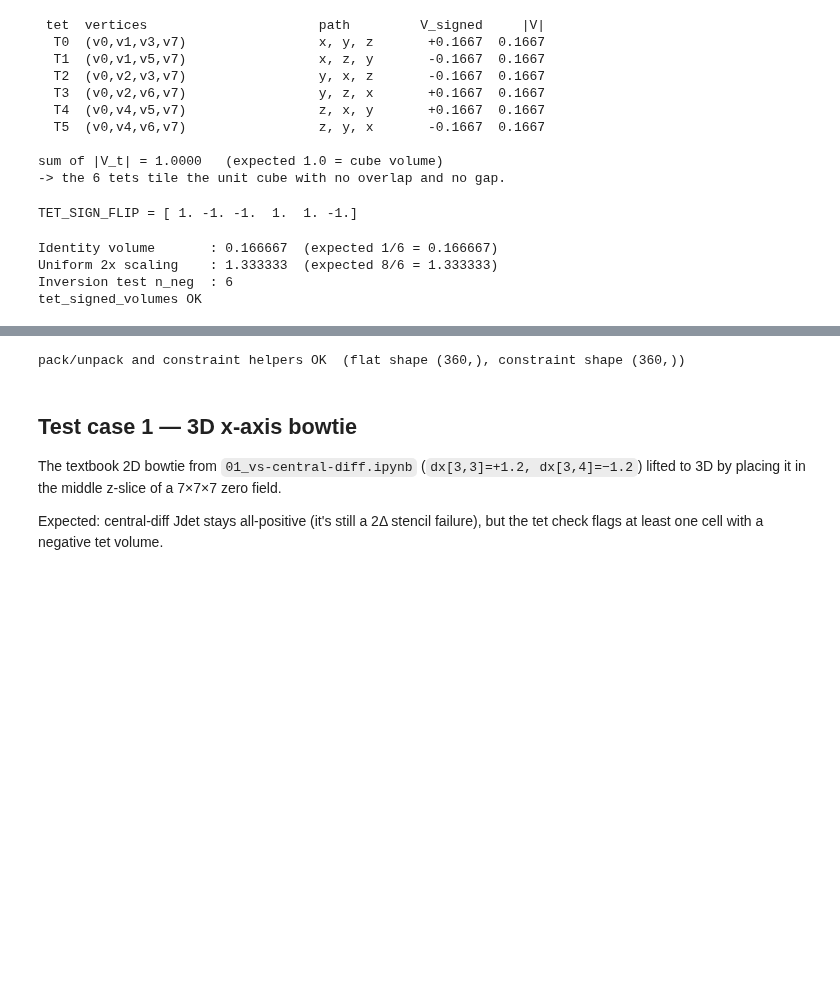
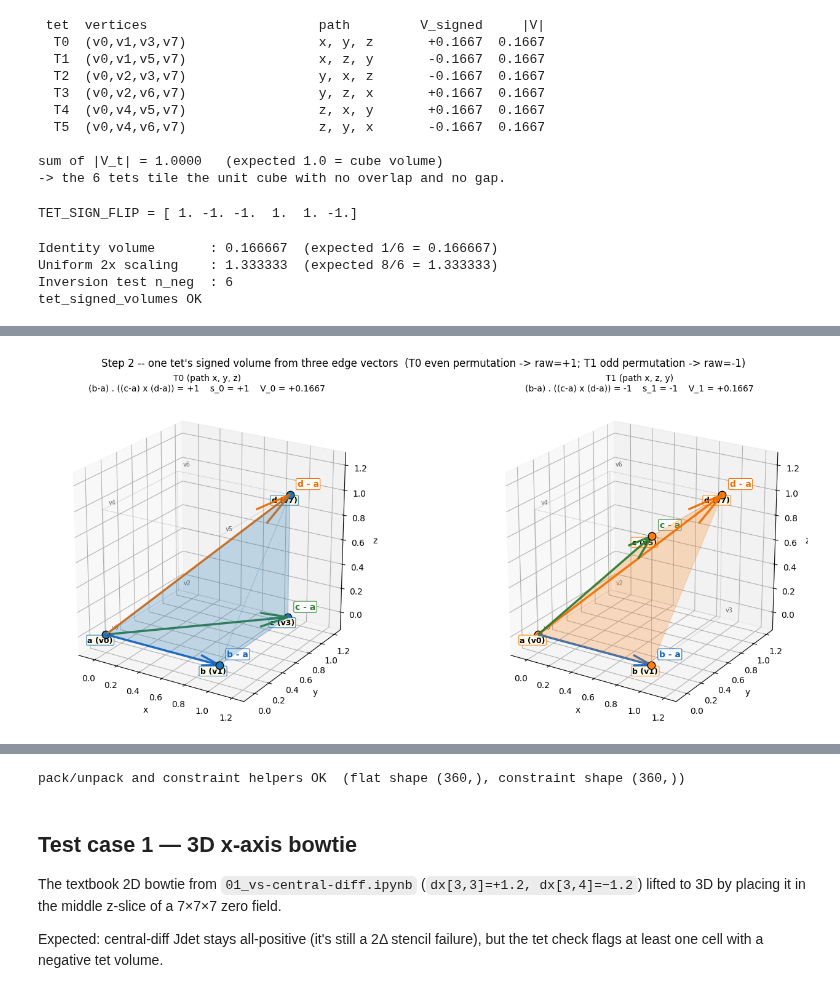
Before and after one commit to andythai/dvfopt, a Jupyter notebook: notebooks/two-triangle-check/12_3d-tetrahedral-check.ipynb, the cells around one changed output, grey strips where cells are left out. Drawn from its saved outputs; the diff is of its cells as text; code cells hidden in the pictures; blank space fills up the shorter version.

```diff
--- a/notebooks/two-triangle-check/12_3d-tetrahedral-check.ipynb
+++ b/notebooks/two-triangle-check/12_3d-tetrahedral-check.ipynb
@@ -356,0 +409,86 @@ tet_signed_volumes OK
+# %%
+def _tet_compute(t):
+    inds = TET_INDICES[t]
+    pts = np.array([_xyz(CUBE_CORNERS[i]) for i in inds])  # (4, 3) in (x,y,z)
+    a, b, c, d = pts
+    ab = b - a; ac = c - a; ad = d - a
+    n = np.cross(ac, ad)
+    raw = float(np.dot(ab, n))
+    s = float(TET_SIGN_FLIP[t])
+    V = s * raw / 6.0
+    return raw, s, V, pts
+
+
+VEC_COLORS = ('#1565c0', '#2e7d32', '#ef6c00')  # for b-a, c-a, d-a respectively
+
+
+def _draw_tet_with_vectors(ax, t):
+    raw, s, V, pts = _tet_compute(t)
+    a, b, c, d = pts
+    color = TET_COLORS[t]
+    inds = TET_INDICES[t]
+
+    # Faint cube outline + vertex labels (small).
+    for i, j in CUBE_EDGES:
+        x0, y0, z0 = _xyz(CUBE_CORNERS[i])
+        x1, y1, z1 = _xyz(CUBE_CORNERS[j])
+        ax.plot([x0, x1], [y0, y1], [z0, z1], color='#888888', lw=0.7, alpha=0.3)
+    for i, cube_c in enumerate(CUBE_CORNERS):
+        xx, yy, zz = _xyz(cube_c)
+        ax.text(xx + 0.03, yy + 0.03, zz + 0.04, "v" + str(i),
+                color='#666666', fontsize=7)
+
+    # Faint tet body.
+    faces = [
+        [pts[0], pts[1], pts[2]],
+        [pts[0], pts[1], pts[3]],
+        [pts[0], pts[2], pts[3]],
+        [pts[1], pts[2], pts[3]],
+    ]
+    ax.add_collection3d(Poly3DCollection(
+        faces, facecolor=color, alpha=0.13,
+        edgecolor=color, linewidth=0.8))
+
+    # Three edge vectors b-a, c-a, d-a from a.
+    names = ['b - a', 'c - a', 'd - a']
+    for q, name, vc in zip([b, c, d], names, VEC_COLORS):
+        v = q - a
+        ax.quiver(a[0], a[1], a[2], v[0], v[1], v[2],
+                  color=vc, lw=2.5, arrow_length_ratio=0.16, alpha=0.95)
+        ax.text(q[0] + 0.04, q[1] + 0.04, q[2] + 0.06, name,
+                color=vc, fontsize=10, fontweight='bold',
+                bbox=dict(boxstyle='round,pad=0.15', facecolor='white',
+                          edgecolor=vc, linewidth=0.8, alpha=0.92))
+
+    # Vertex role labels (a / b / c / d).
+    role_labels = ['a (v' + str(inds[0]) + ')', 'b (v' + str(inds[1]) + ')',
+                   'c (v' + str(inds[2]) + ')', 'd (v' + str(inds[3]) + ')']
+    for pt, lbl in zip(pts, role_labels):
+        ax.scatter(pt[0], pt[1], pt[2], color=color, s=80,
+                   edgecolor='black', linewidth=1.0, zorder=10)
+        ax.text(pt[0] - 0.10, pt[1] - 0.10, pt[2] - 0.05, lbl,
+                color='black', fontsize=9, fontweight='bold',
+                bbox=dict(boxstyle='round,pad=0.13', facecolor='#fffceb',
+                          edgecolor=color, linewidth=0.8, alpha=0.92))
+
+    ax.set_xlim(-0.15, 1.30); ax.set_ylim(-0.15, 1.30); ax.set_zlim(-0.15, 1.30)
+    ax.set_xlabel('x'); ax.set_ylabel('y'); ax.set_zlabel('z')
+    ax.set_box_aspect((1, 1, 1))
+    ax.view_init(elev=22, azim=-58)
+
+    title = ("T" + str(t) + " (path " + TET_PATHS[t] + ")" + chr(10) +
+             "(b-a) . ((c-a) x (d-a)) = " + ("+1" if raw > 0 else "-1") +
+             "    s_" + str(t) + " = " + ("+1" if s > 0 else "-1") +
+             "    V_" + str(t) + " = " + format(V, "+.4f"))
+    ax.set_title(title, fontsize=10)
+
+
+fig = plt.figure(figsize=(14, 6), layout='constrained')
+ax_a = fig.add_subplot(1, 2, 1, projection='3d');  _draw_tet_with_vectors(ax_a, 0)
+ax_b = fig.add_subplot(1, 2, 2, projection='3d');  _draw_tet_with_vectors(ax_b, 1)
+plt.suptitle("Step 2 -- one tet's signed volume from three edge vectors  "
+             "(T0 even permutation -> raw=+1; T1 odd permutation -> raw=-1)",
+             fontsize=12)
+plt.show()
+# %% [output]
+[figure, added]
```
Also changed, not shown: parts of 9 cells of this notebook.
